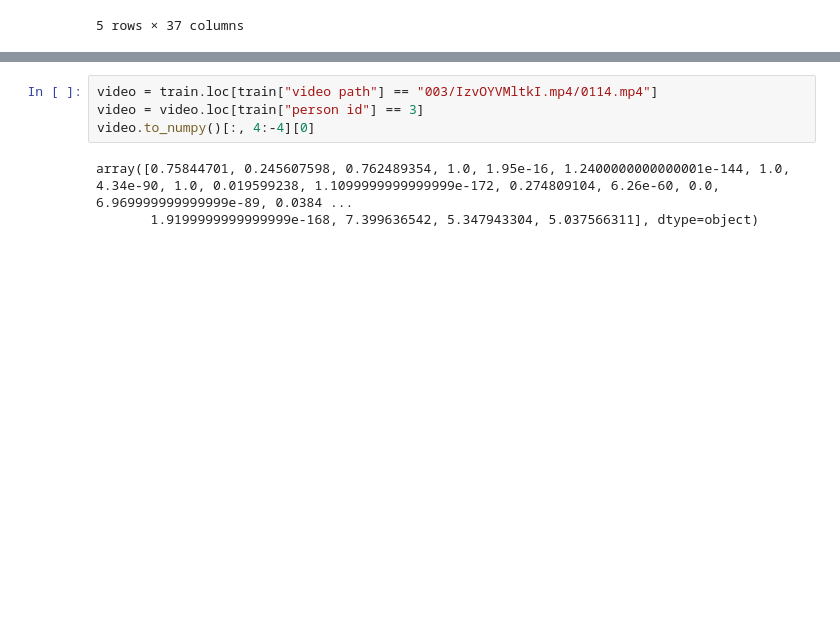
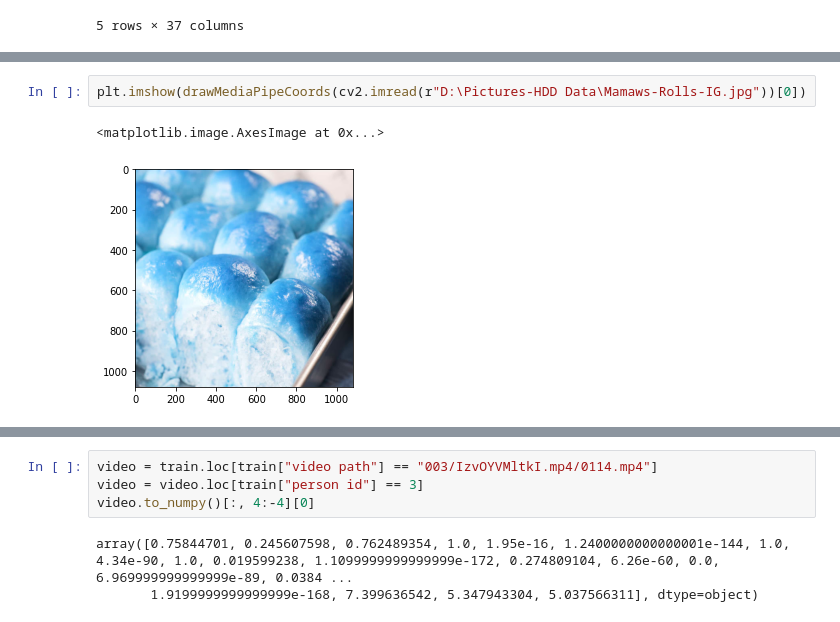
Before and after one commit to drexelai/pose-dection-nets, a Jupyter notebook: Video Data Pipeline Development.ipynb, the cells around one changed output, grey strips where cells are left out. Drawn from its saved outputs; the diff is of its cells as text; blank space fills up the shorter version.

```diff
--- a/Video Data Pipeline Development.ipynb
+++ b/Video Data Pipeline Development.ipynb
@@ -49,0 +153,5 @@ train.head() #video path, person id, framerange start, framerange end, 26 column
+# %%
+plt.imshow(drawMediaPipeCoords(cv2.imread(r"D:\Pictures-HDD Data\Mamaws-Rolls-IG.jpg"))[0])
+# %% [output]
+<matplotlib.image.AxesImage at 0x...>
+[figure, added]
```
Also changed, not shown: parts of 7 cells of this notebook.
